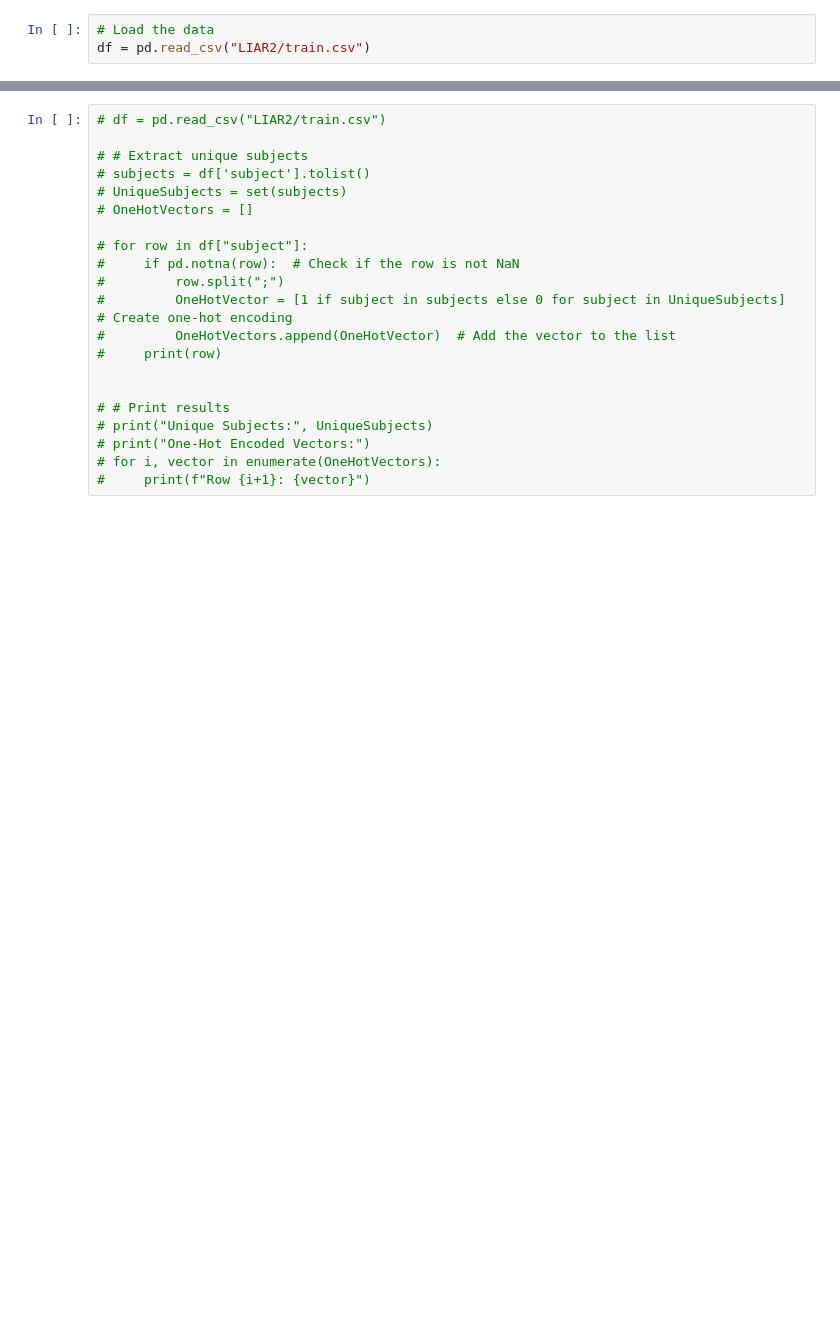
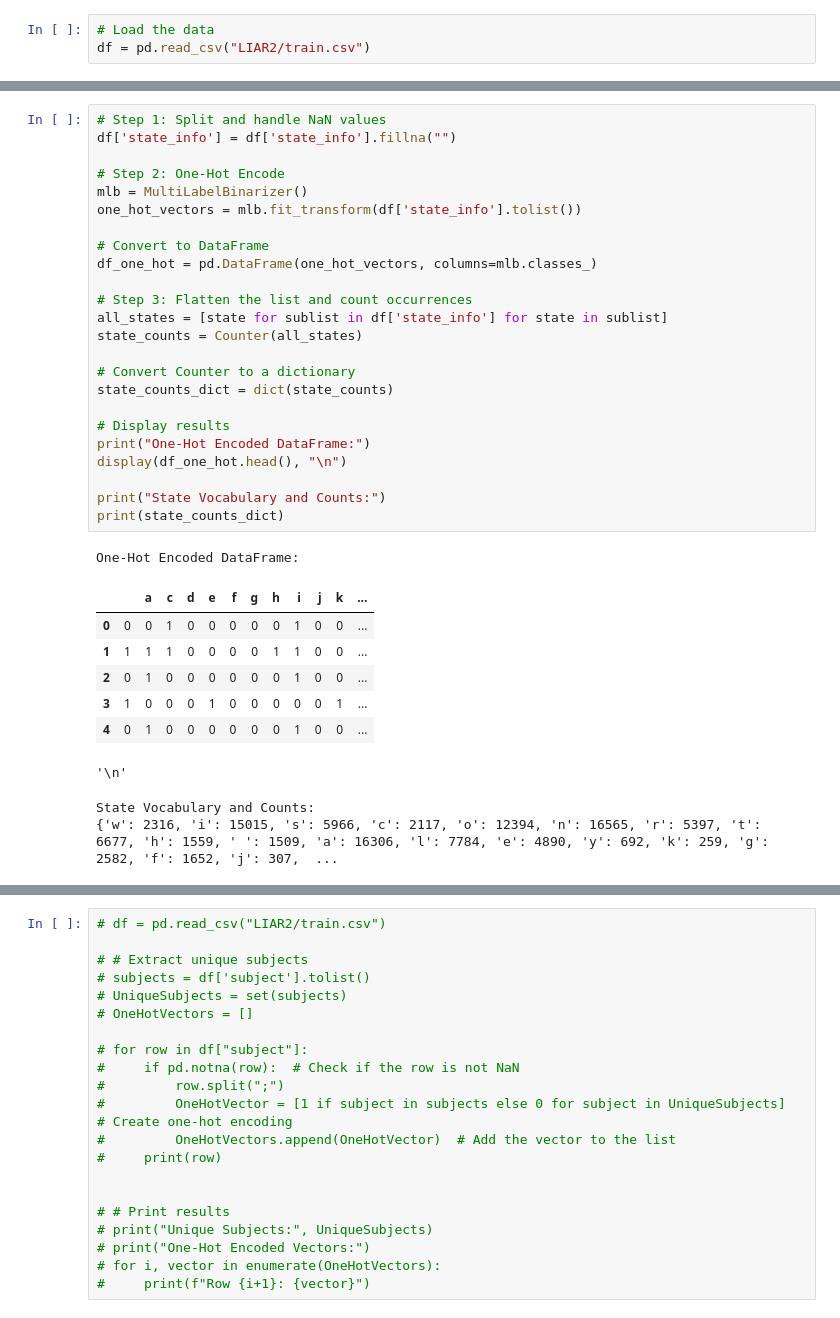
Before and after one commit to Nakiyah24/IDS703_NLPProject, a Jupyter notebook: PreprocssingData.ipynb, the cells around one changed output, grey strips where cells are left out. Drawn from its saved outputs; the diff is of its cells as text; blank space fills up the shorter version.

```diff
--- a/PreprocssingData.ipynb
+++ b/PreprocssingData.ipynb
@@ -10,3 +34,38 @@ df = pd.read_csv("LIAR2/train.csv")
+# %%
+# Step 1: Split and handle NaN values
+df['state_info'] = df['state_info'].fillna("")
+
+# Step 2: One-Hot Encode
+mlb = MultiLabelBinarizer()
+one_hot_vectors = mlb.fit_transform(df['state_info'].tolist())
+
+# Convert to DataFrame
+df_one_hot = pd.DataFrame(one_hot_vectors, columns=mlb.classes_)
+
+# Step 3: Flatten the list and count occurrences
+all_states = [state for sublist in df['state_info'] for state in sublist]
+state_counts = Counter(all_states)
+
+# Convert Counter to a dictionary
+state_counts_dict = dict(state_counts)
+
+# Display results
+print("One-Hot Encoded DataFrame:")
+display(df_one_hot.head(), "\n")
+
+print("State Vocabulary and Counts:")
+print(state_counts_dict)
+# %% [output]
+One-Hot Encoded DataFrame:
+|  |  | a | c | d | e | f | g | h | i | j | k | ... |
+| 0 | 0 | 0 | 1 | 0 | 0 | 0 | 0 | 0 | 1 | 0 | 0 | ... |
+| 1 | 1 | 1 | 1 | 0 | 0 | 0 | 0 | 1 | 1 | 0 | 0 | ... |
+| 2 | 0 | 1 | 0 | 0 | 0 | 0 | 0 | 0 | 1 | 0 | 0 | ... |
+| 3 | 1 | 0 | 0 | 0 | 1 | 0 | 0 | 0 | 0 | 0 | 1 | ... |
+| 4 | 0 | 1 | 0 | 0 | 0 | 0 | 0 | 0 | 1 | 0 | 0 | ... |
+'\n'
+State Vocabulary and Counts:
+{'w': 2316, 'i': 15015, 's': 5966, 'c': 2117, 'o': 12394, 'n': 16565, 'r': 5397, 't': 6677, 'h': 1559, ' ': 1509, 'a': 16306, 'l': 7784, 'e': 4890, 'y': 692, 'k': 259, 'g': 2582, 'f': 1652, 'j': 307,  ...
 # %%
 # Split subjects by ";" and filter out NaNs
 df['subject'] = df['subject'].fillna("").apply(lambda x: x.split(";"))
```
Also changed, not shown: parts of 4 cells of this notebook.
